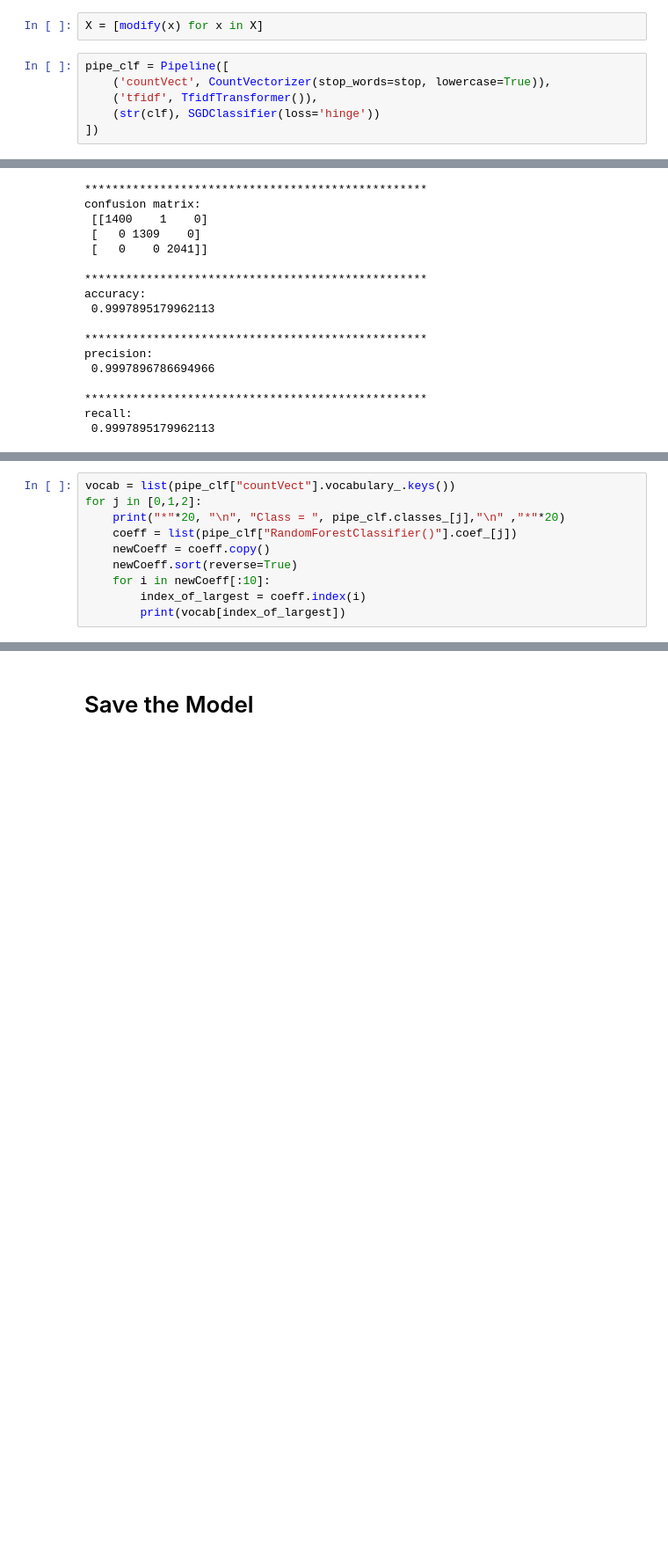
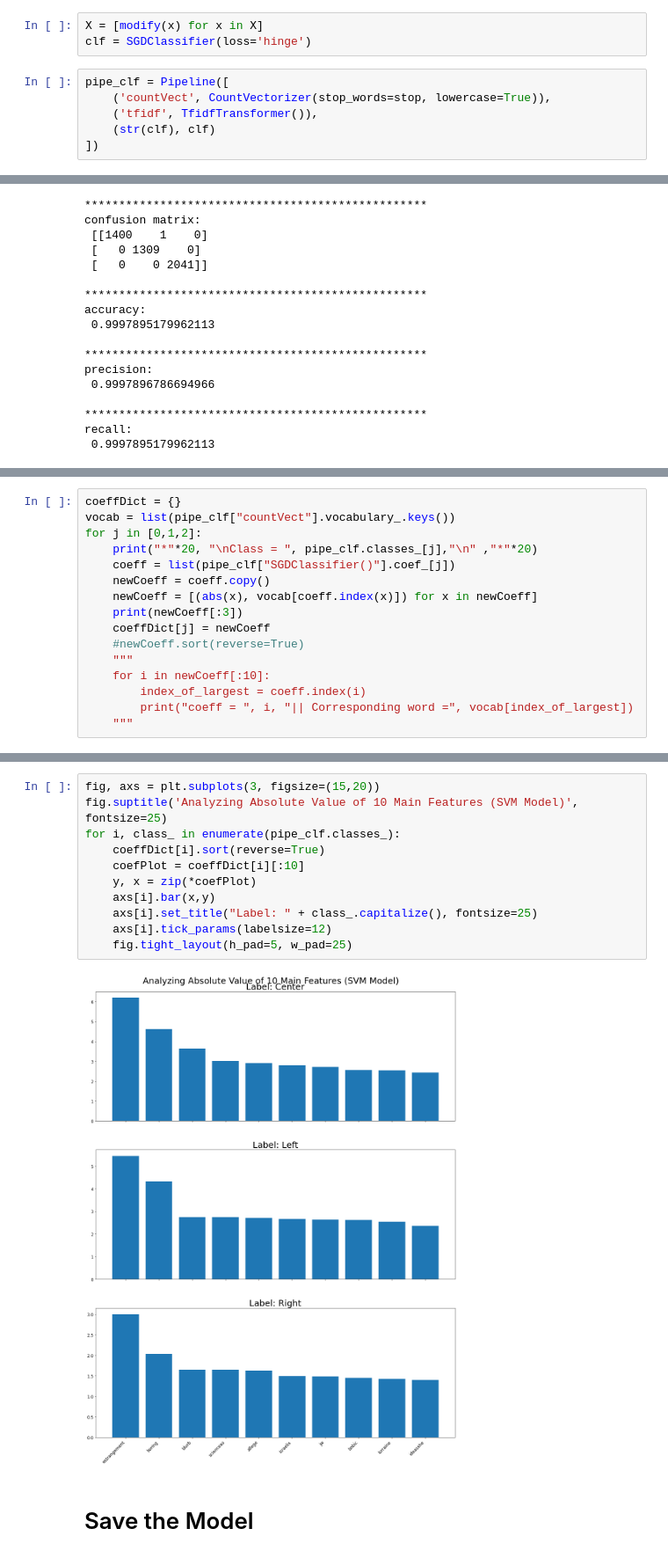
Before and after one commit to ekostrov/CapstoneProject, a Jupyter notebook: JupyterNotebooks/project.ipynb, the cells around one changed output, grey strips where cells are left out. Shown at 88% size. Saved outputs shown, nothing was run; the diff lists cells and outputs as text; blank space fills up the shorter version.

```diff
--- a/JupyterNotebooks/project.ipynb
+++ b/JupyterNotebooks/project.ipynb
@@ -678,11 +678,12 @@ Recall Score:
 X, y  = df.article, df.label
 # %%
 X = [modify(x) for x in X]
+clf = SGDClassifier(loss='hinge')
 # %%
 pipe_clf = Pipeline([
     ('countVect', CountVectorizer(stop_words=stop, lowercase=True)),
     ('tfidf', TfidfTransformer()),
-    (str(clf), SGDClassifier(loss='hinge'))
+    (str(clf), clf)
 ])
 # %%
 pipe_clf.fit(X, y)
@@ -723,12 +724,18 @@ recall:
 # %%
+coeffDict = {}
 vocab = list(pipe_clf["countVect"].vocabulary_.keys())
 for j in [0,1,2]:
-    print("*"*20, "\n", "Class = ", pipe_clf.classes_[j],"\n" ,"*"*20)
-    coeff = list(pipe_clf["RandomForestClassifier()"].coef_[j])
+    print("*"*20, "\nClass = ", pipe_clf.classes_[j],"\n" ,"*"*20)
+    coeff = list(pipe_clf["SGDClassifier()"].coef_[j])
     newCoeff = coeff.copy()
-    newCoeff.sort(reverse=True)
+    newCoeff = [(abs(x), vocab[coeff.index(x)]) for x in newCoeff]
+    print(newCoeff[:3])
+    coeffDict[j] = newCoeff
+    #newCoeff.sort(reverse=True)
+    """
     for i in newCoeff[:10]:
         index_of_largest = coeff.index(i)
-        print(vocab[index_of_largest])
+        print("coeff = ", i, "|| Corresponding word =", vocab[index_of_largest])
+    """
 # %% [output]
 ********************
@@ -770,3 +753,16 @@ vomiting
+# %%
+fig, axs = plt.subplots(3, figsize=(15,20))
+fig.suptitle('Analyzing Absolute Value of 10 Main Features (SVM Model)', fontsize=25)
+for i, class_ in enumerate(pipe_clf.classes_):
+    coeffDict[i].sort(reverse=True)
+    coefPlot = coeffDict[i][:10]
+    y, x = zip(*coefPlot)
+    axs[i].bar(x,y)
+    axs[i].set_title("Label: " + class_.capitalize(), fontsize=25)
+    axs[i].tick_params(labelsize=12)
+    fig.tight_layout(h_pad=5, w_pad=25)
+# %% [output]
+[figure, added]
 # %% [markdown]
 # Save the Model
 # %%
```
Also changed, not shown: parts of 4 cells of this notebook, 2 other files.
